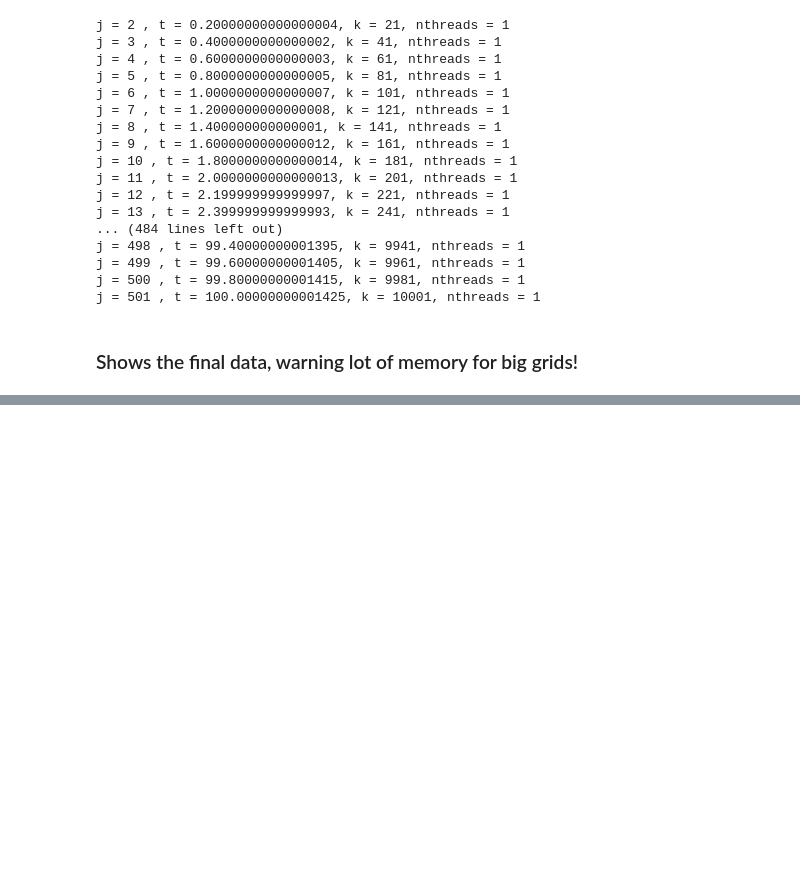
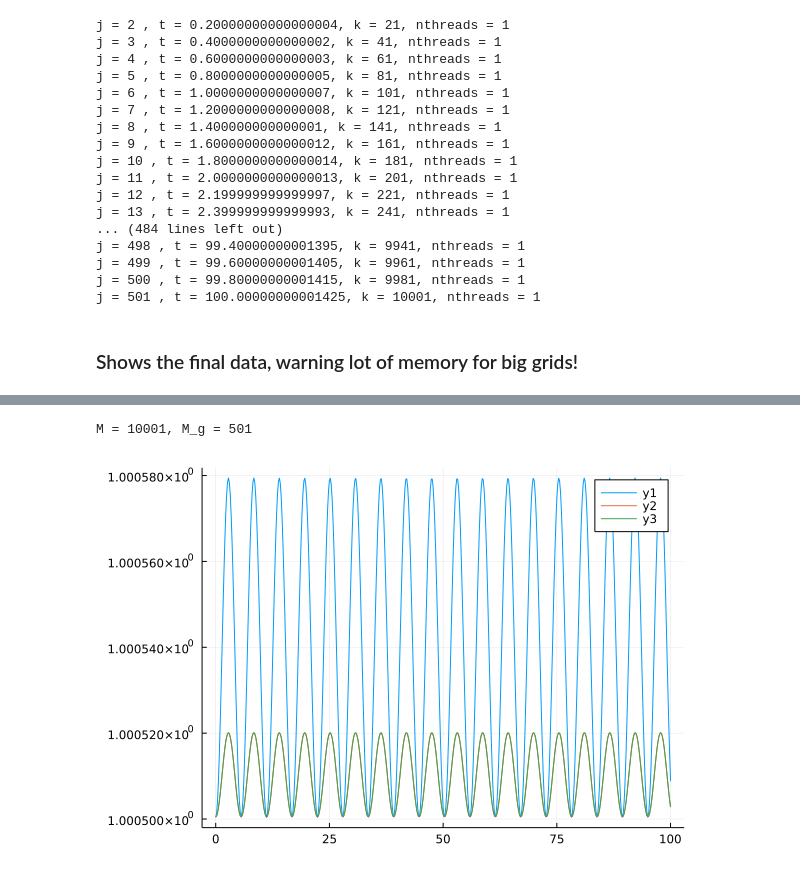
Before and after one commit to reula/Vlasov, a Jupyter notebook: vlasov_1.ipynb, the cells around one changed output, grey strips where cells are left out. Saved outputs shown, nothing was run; the diff lists cells and outputs as text; code cells hidden in the pictures; blank space fills up the shorter version.

```diff
--- a/vlasov_1.ipynb
+++ b/vlasov_1.ipynb
@@ -352,0 +370,15 @@ ArgumentError: ArgumentError: No file exists at given path: fine_landau_3522_200
+# %%
+println("M = $M, M_g = $M_g")
+tt = 0:dt*(M-1)/(M_g-1):t_f
+
+if true #undamped
+    plot(tt,Energy_K)
+    plot!(tt, 1.0005005 .+ 0.0000196*cos.(0.562*tt .- π/2).^2)
+    plot!(tt, 1.0005103 .+ 0.0000196/2*cos.(0.562*2*tt .- π))
+else
+    plot(tt,log10.(Energy_E))
+    plot!(tt, log10.(10^(-7)*1.450*cos.(1.512*tt .- 0).^(2).*exp.(-0.03.* tt)))
+end
+# %% [output]
+M = 10001, M_g = 501
+[figure, added]
```
Also changed, not shown: parts of 17 cells of this notebook, 5 other files.
